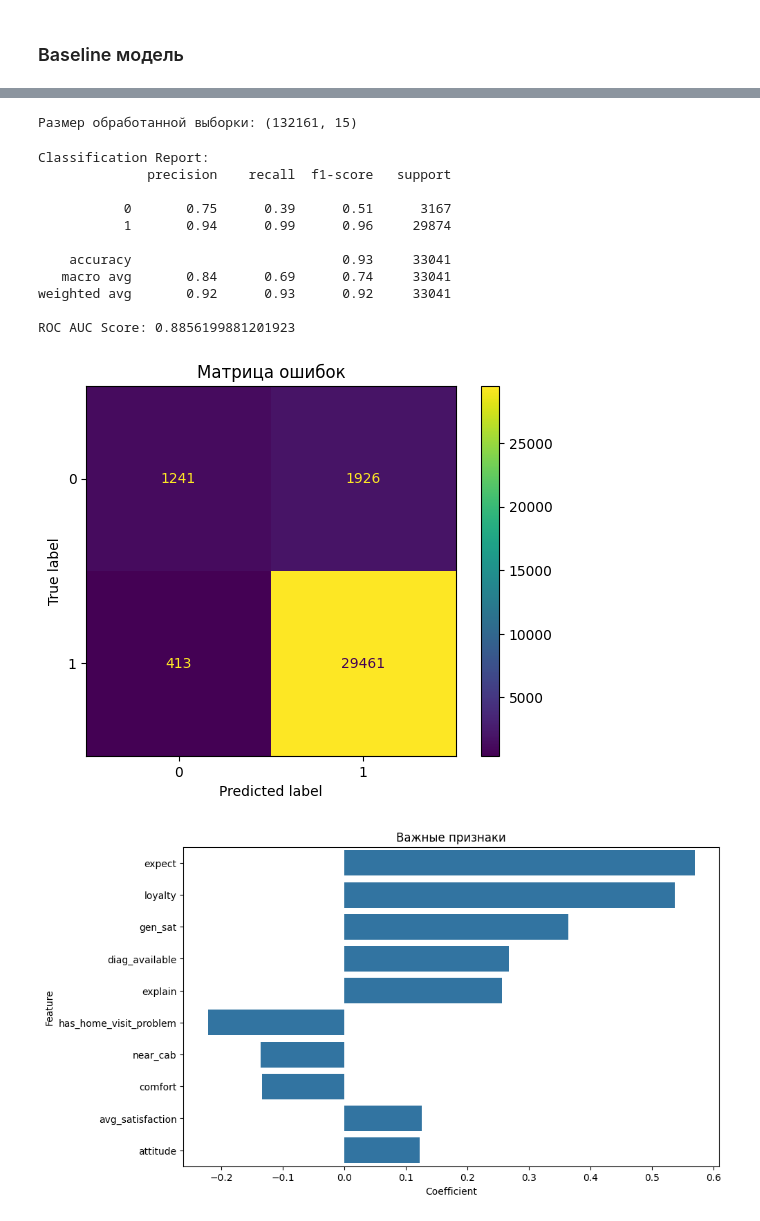
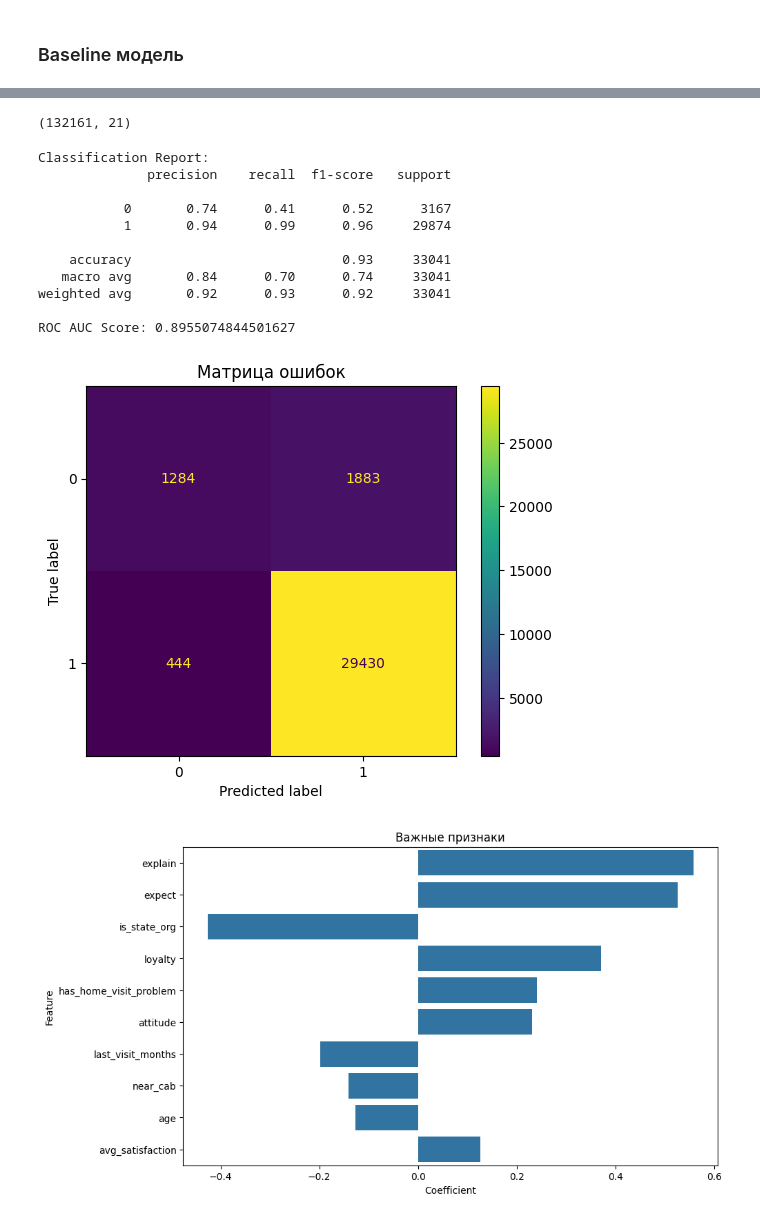
Before and after one commit to nikitazhuikov/Kaggle, a Jupyter notebook: Anketa.ipynb, the cells around one changed output, grey strips where cells are left out. Drawn from its saved outputs; the diff is of its cells as text; code cells hidden in the pictures.

```diff
--- a/Anketa.ipynb
+++ b/Anketa.ipynb
@@ -168,9 +173,9 @@ satisfaction_columns = ['time_of_register', 'wait_time', 'near_cab', 'comfort',
 df['avg_satisfaction'] = df[satisfaction_columns].mean(axis=1)
 
 # 2. Возрастные группы
-bins = [0, 18, 30, 45, 60, 100]
-labels = ['<18', '18-30', '31-45', '46-60', '>60']
-df['age_group'] = pd.cut(df['age'], bins=bins, labels=labels)
+# bins = [0, 18, 30, 45, 60, 100]
+# labels = ['<18', '18-30', '31-45', '46-60', '>60']
+# df['age_group'] = pd.cut(df['age'], bins=bins, labels=labels)
 
 # 3. Месяц из даты опроса
 df['date_of_survey'] = pd.to_datetime(df['date_of_survey'], errors='coerce')
@@ -185,6 +190,7 @@ visit_map = {
     'более 12 мес. назад': 15
 }
 df['last_visit_months'] = df['last_visit'].map(visit_map)
+# проеверить NaN
 
 # 5. Наличие проблем с вызовом врача на дом
 df['has_home_visit_problem'] = df['doctor_domestic_visit_problem'].apply(lambda x: 1 if x == 'Да' else 0)
@@ -224,22 +223,26 @@ df
 ### Baseline модель
 # %%
 # Удаление лишних столбцов
-X = df.drop(columns=['poselenie', 'org_type', 'problem_solved', 'open_question_1', 'open_question_2', 'date_of_survey', 'doctor_domestic_visit_problem', 'diag_services_available', 'disabled_facilitites_available', 'last_visit', 'Период', 'gender', 'Населенный_пункт', 'Регион'])
+X = df.drop(columns=['poselenie', 'org_type', 'problem_solved', 'open_question_1', 'open_question_2', 'date_of_survey', 'doctor_domestic_visit_problem', 'diag_services_available', 'disabled_facilitites_available', 'last_visit', 'Период', 'gender', 'Населенный_пункт'])
 y = df['problem_solved']
 
-categorical_cols = X.select_dtypes(include='object').columns.tolist()
-numerical_cols = X.select_dtypes(include=np.number).columns.tolist()
+categorical_cols = ['Регион', 'time_of_register', 'wait_time', 'near_cab', 'comfort', 'attitude', 'explain', 'expect', 'loyalty', 'gen_sat', 'region_medical_care', 'survey_date_month', 'last_visit_months', 'has_home_visit_problem', 'diag_available', 'disabled_facilities', 'is_urban', 'is_state_org']
+numerical_cols = ['age', 'avg_satisfaction', 'visit_frequency']
 
-# Предобработка
+
+target_encoder = Pipeline([
+    ('wrapper', PolynomialWrapper(TargetEncoder()))
+])
+
 preprocessor = ColumnTransformer([
     ('num', SimpleImputer(strategy='median'), numerical_cols),
-    ('cat', SimpleImputer(strategy='most_frequent'), categorical_cols),
+    ('cat', SimpleImputer(strategy='most_frequent'), categorical_cols[1:]),
+    ('target', target_encoder, ['Регион'])
 ])
 
 pipeline = Pipeline(steps=[
     ('preprocessor', preprocessor),
     ('scaler', StandardScaler(with_mean=False)),
-    ('feature_selector', SelectKBest(score_func=f_classif, k=15)),
 ])
 # %%
 X_train, X_test, y_train, y_test = train_test_split(X, y, test_size=0.2, random_state=42, stratify=y)
@@ -262,10 +249,10 @@ X_train
 # %%
 X_train_prepared = pipeline.fit_transform(X_train, y_train)
 X_test_prepared = pipeline.transform(X_test)
-
-print("Размер обработанной выборки:", X_train_prepared.shape)
-# %% [output]
-Размер обработанной выборки: (132161, 15)
+# %%
+X_train_prepared.shape
+# %% [output]
+(132161, 21)
 # %%
 model = LogisticRegression(max_iter=1000)
 model.fit(X_train_prepared, y_train)
@@ -284,12 +271,12 @@ plt.show()
 Classification Report:
               precision    recall  f1-score   support
 
-           0       0.75      0.39      0.51      3167
+           0       0.74      0.41      0.52      3167
            1       0.94      0.99      0.96     29874
 
     accuracy                           0.93     33041
-   macro avg       0.84      0.69      0.74     33041
+   macro avg       0.84      0.70      0.74     33041
 weighted avg       0.92      0.93      0.92     33041
 
-ROC AUC Score: 0.8856199881201923
+ROC AUC Score: 0.8955074844501627
 [figure]
@@ -296,19 +287,17 @@ ROC AUC Score: 0.8856199881201923
 # %%
-selected_features = pipeline.named_steps['feature_selector'].get_support(indices=True)
-all_features = numerical_cols + categorical_cols
-top_features = [all_features[i] for i in selected_features]
+top_features = numerical_cols + categorical_cols
 
 coefs = model.coef_[0]
 coef_df = pd.DataFrame(zip(top_features, coefs), columns=["Feature", "Coefficient"])
 coef_df["abs_coef"] = coef_df["Coefficient"].abs()
 coef_df = coef_df.sort_values(by="abs_coef", ascending=False).head(10)
 
 plt.figure(figsize=(10, 6))
 sns.barplot(x="Coefficient", y="Feature", data=coef_df)
 plt.title("Важные признаки")
 plt.show()
 # %% [output]
-[figure, old version]
+[figure, new version]
 # %%
 mlflow.set_tracking_uri("http://127.0.0.1:5000/")
 mlflow.set_experiment("Medical_Survey_Analysis")
```
Also changed, not shown: parts of 12 cells of this notebook.
